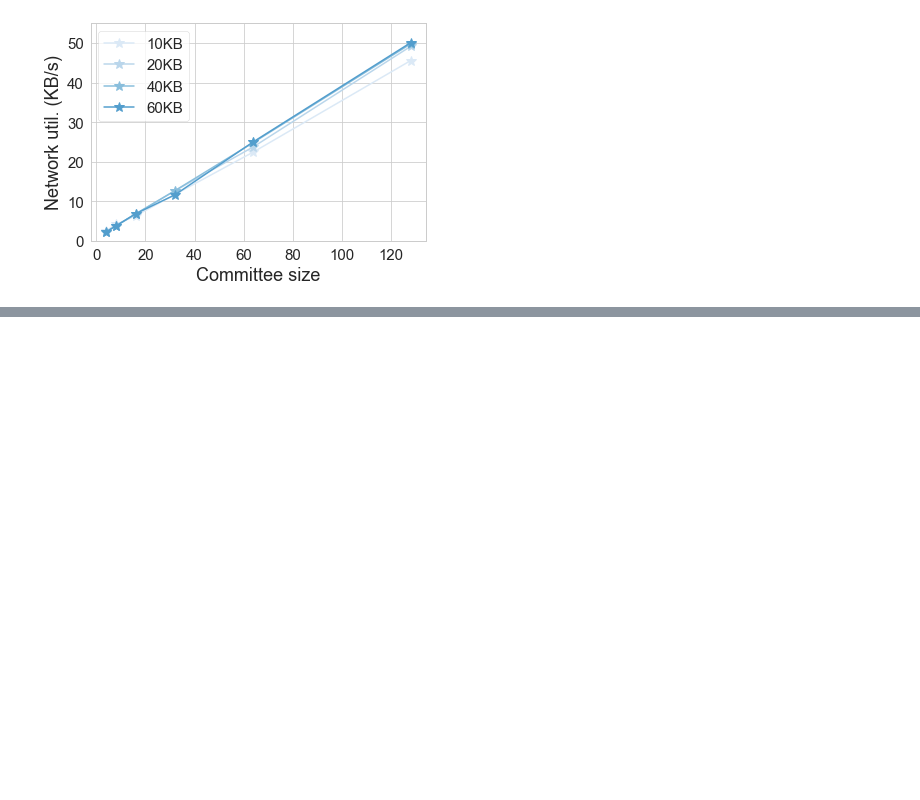
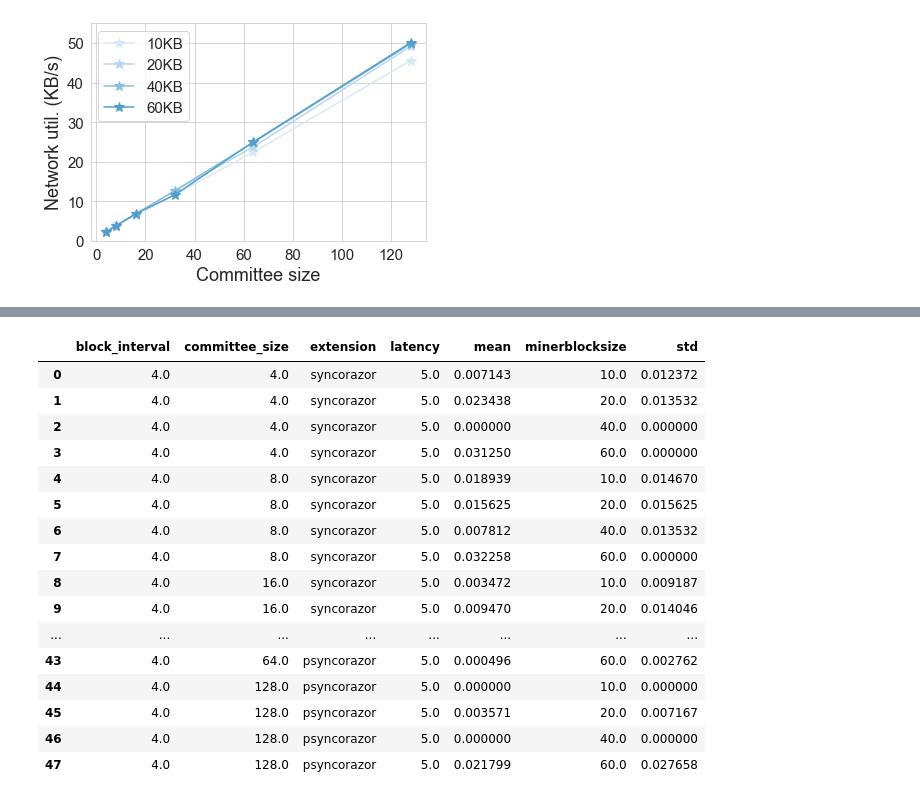
Before and after one commit to SebastianElvis/ebft, a Jupyter notebook: evaluation/analysis.ipynb, the cells around one changed output, grey strips where cells are left out. Saved outputs shown, nothing was run; the diff lists cells and outputs as text; code cells hidden in the pictures; blank space fills up the shorter version.

```diff
--- a/evaluation/analysis.ipynb
+++ b/evaluation/analysis.ipynb
@@ -102,10 +100,11 @@ def get_blocks(log_file):
             if 'finalised_time' not in blocks[blockhash]:
                 blocks[blockhash]['finalised_time'] = _get_time(line)
 
-    blockhash_to_remove = list()
+    non_finalised_blocks = dict()
     for blockhash in blocks.keys():
-        if 'finalised_time' not in blocks[blockhash] or len(blocks[blockhash]) < 2:
-            blockhash_to_remove.append(blockhash)
+#         if 'finalised_time' not in blocks[blockhash] or len(blocks[blockhash]) < 2:
+        if 'finalised_time' not in blocks[blockhash]:
+            non_finalised_blocks[blockhash] = blocks[blockhash]
             continue
 
         if 'mined_time' in blocks[blockhash].keys(): # this block is mined by this miner
@@ -113,14 +112,14 @@ def get_blocks(log_file):
         elif 'received_time' in blocks[blockhash].keys(): # this block is mined by other miners
             blocks[blockhash]['time_to_finalise'] = blocks[blockhash]['finalised_time'] - blocks[blockhash]['received_time']
 
-    for blockhash in blockhash_to_remove:
+    for blockhash in non_finalised_blocks:
         del blocks[blockhash]
 
-    return blocks
+    return blocks, non_finalised_blocks
 
-# TODO (RH) rerun psyncorazor_64_5_{20,40}_long
-# lfiles, dfiles = get_files('syncorazor', 64, 5, 10, long=True)
-# blocks = get_blocks(lfiles[3])
+# TODO (RH) rerun psyncorazor_64_5_{20,40}
+# lfiles, dfiles = get_files('syncorazor', 64, 5, 10)
+# blocks, _ = get_blocks(lfiles[3])
 # for blockhash in blocks.keys():
 #     print(blocks[blockhash])
 # %% [markdown]
@@ -345,0 +351,54 @@ plot_bw_util(bw_df, 'psyncorazor', [4,8,16,32,64,128], [10,20,40,60])
+# %%
+def get_fork_rates(extension, committee_size, latency, minerblocksize, block_interval=4):
+    fork_rates = list()
+    lfiles, _ = get_files(extension, committee_size, latency, minerblocksize, block_interval=block_interval)
+    for lf in lfiles:
+        blocks, non_finalised_blocks = get_blocks(lf)
+        if len(blocks)+len(non_finalised_blocks) == 0:
+            continue
+        fork_rate = len(non_finalised_blocks) / (len(blocks)+len(non_finalised_blocks))
+        fork_rates.append(fork_rate)
+
+    return np.array(fork_rates)
+
+def save_fork_rates(extensions, committee_sizes, latencies, minerblocksizes, block_intervals):
+    df = pd.DataFrame()
+    for extension in extensions:
+        for committee_size in committee_sizes:
+            for latency in latencies:
+                for minerblocksize in minerblocksizes:
+                    for block_interval in block_intervals:
+                        frs = get_fork_rates(extension, committee_size, latency, minerblocksize, block_interval)
+                        line = {
+                            'extension': extension,
+                            'committee_size': committee_size,
+                            'latency': latency,
+                            'minerblocksize': minerblocksize,
+                            'block_interval': block_interval,
+                            'mean': frs.mean(),
+                            'std': frs.std()
+                        }
+                        df = df.append(line, ignore_index=True)
+    df.to_csv(DATA_PATH / 'fork_rates.csv')
+    return df
+
+fork_rates_df = save_fork_rates(['syncorazor', 'psyncorazor'], [4,8,16,32,64,128], [5], [10,20,40,60], [4])
+fork_rates_df
+# %% [output]
+|  | block_interval | committee_size | extension | latency | mean | minerblocksize | std |
+| 0 | 4.0 | 4.0 | syncorazor | 5.0 | 0.007143 | 10.0 | 0.012372 |
+| 1 | 4.0 | 4.0 | syncorazor | 5.0 | 0.023438 | 20.0 | 0.013532 |
+| 2 | 4.0 | 4.0 | syncorazor | 5.0 | 0.000000 | 40.0 | 0.000000 |
+| 3 | 4.0 | 4.0 | syncorazor | 5.0 | 0.031250 | 60.0 | 0.000000 |
+| 4 | 4.0 | 8.0 | syncorazor | 5.0 | 0.018939 | 10.0 | 0.014670 |
+| 5 | 4.0 | 8.0 | syncorazor | 5.0 | 0.015625 | 20.0 | 0.015625 |
+| 6 | 4.0 | 8.0 | syncorazor | 5.0 | 0.007812 | 40.0 | 0.013532 |
+| 7 | 4.0 | 8.0 | syncorazor | 5.0 | 0.032258 | 60.0 | 0.000000 |
+| 8 | 4.0 | 16.0 | syncorazor | 5.0 | 0.003472 | 10.0 | 0.009187 |
+| 9 | 4.0 | 16.0 | syncorazor | 5.0 | 0.009470 | 20.0 | 0.014046 |
+| ... | ... | ... | ... | ... | ... | ... | ... |
+| 43 | 4.0 | 64.0 | psyncorazor | 5.0 | 0.000496 | 60.0 | 0.002762 |
+| 44 | 4.0 | 128.0 | psyncorazor | 5.0 | 0.000000 | 10.0 | 0.000000 |
+| 45 | 4.0 | 128.0 | psyncorazor | 5.0 | 0.003571 | 20.0 | 0.007167 |
+| 46 | 4.0 | 128.0 | psyncorazor | 5.0 | 0.000000 | 40.0 | 0.000000 |
+| 47 | 4.0 | 128.0 | psyncorazor | 5.0 | 0.021799 | 60.0 | 0.027658 |
```
Also changed, not shown: parts of 6 cells of this notebook, 1 other file.
